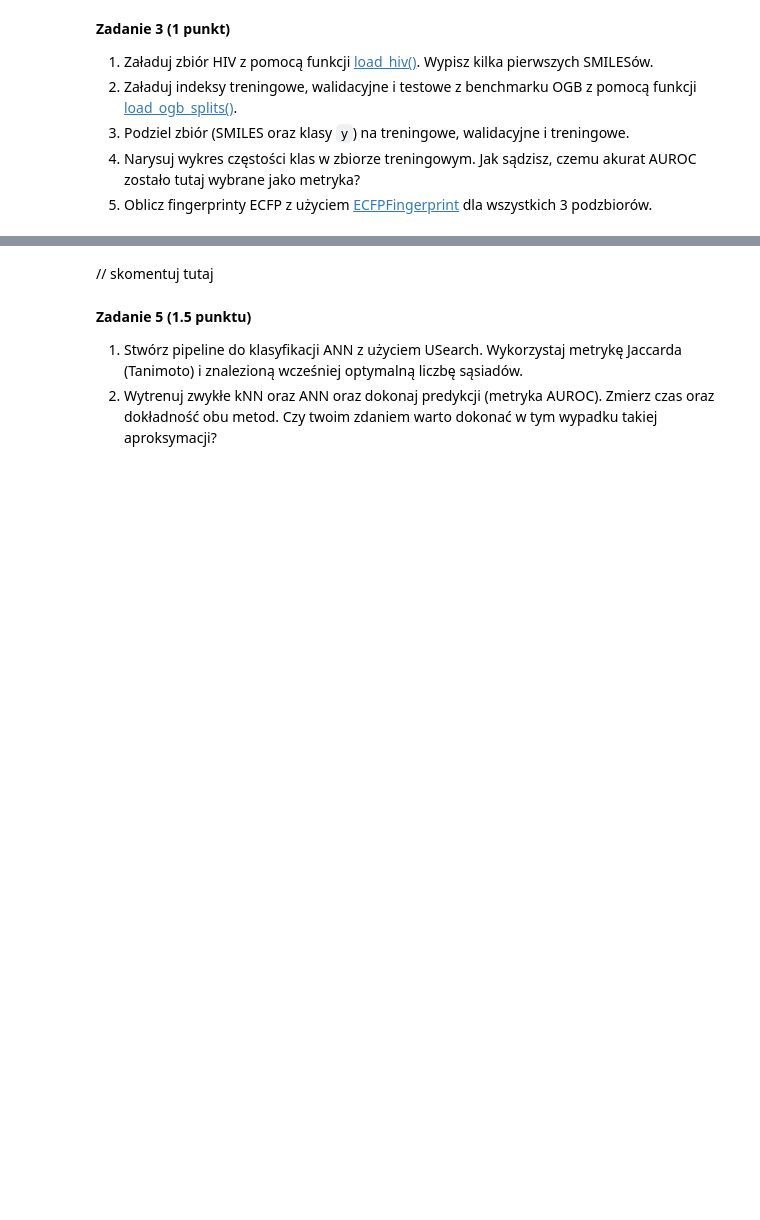
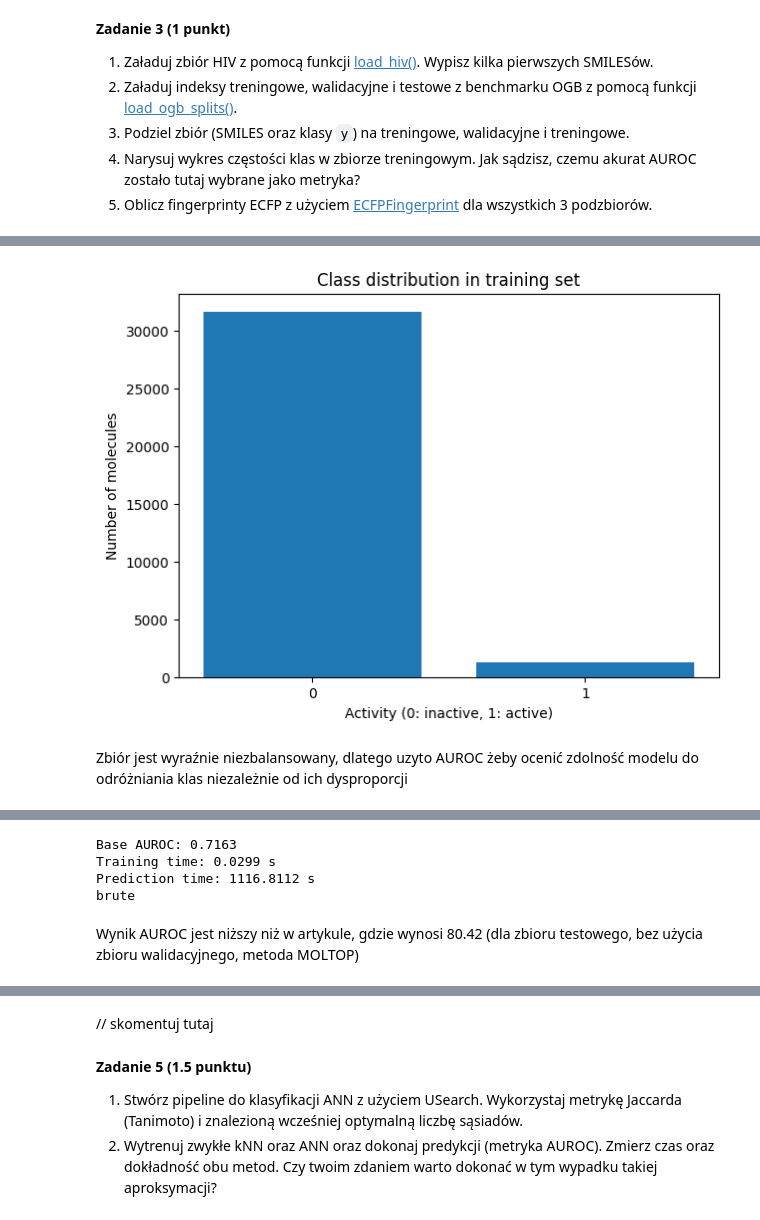
Before and after one commit to kanitsch/pum, a Jupyter notebook: 2-zadanie-domowe/notebook.ipynb, the cells around one changed output, grey strips where cells are left out. Drawn from its saved outputs; the diff is of its cells as text; code cells hidden in the pictures; blank space fills up the shorter version.

```diff
--- a/2-zadanie-domowe/notebook.ipynb
+++ b/2-zadanie-domowe/notebook.ipynb
@@ -479,3 +517,21 @@ Jako że zbiór jest ma cechy binarne, to nie ma potrzeby żadnego skalowania zm
 3. Podziel zbiór (SMILES oraz klasy `y`) na treningowe, walidacyjne i treningowe.
 4. Narysuj wykres częstości klas w zbiorze treningowym. Jak sądzisz, czemu akurat AUROC zostało tutaj wybrane jako metryka?
 5. Oblicz fingerprinty ECFP z użyciem [ECFPFingerprint](https://scikit-fingerprints.readthedocs.io/latest/modules/generated/skfp.fingerprints.ECFPFingerprint.html) dla wszystkich 3 podzbiorów.
+# %%
+!pip install scikit-fingerprints
+from skfp.datasets.moleculenet import load_hiv, load_ogb_splits
+
+smiles, y = load_hiv()
+smiles = np.array(smiles)
+y = np.array(y)
+
+train_idx, valid_idx, test_idx = load_ogb_splits('HIV')
+
+X_train_smiles = smiles[train_idx]
+y_train = y[train_idx]
+
+X_valid_smiles = smiles[valid_idx]
+y_valid = y[valid_idx]
+
+X_test_smiles = smiles[test_idx]
+y_test = y[test_idx]
@@ -481,0 +556,17 @@ Jako że zbiór jest ma cechy binarne, to nie ma potrzeby żadnego skalowania zm
+# %%
+unique, counts = np.unique(y_train, return_counts=True)
+
+plt.figure(figsize=(7, 5))
+plt.bar(unique, counts)
+
+plt.title('Class distribution in training set')
+plt.xlabel('Activity (0: inactive, 1: active)')
+plt.ylabel('Number of molecules')
+
+plt.xticks(unique)
+
+plt.show()
+# %% [output]
+[figure, added]
+# %% [markdown]
+Zbiór jest wyraźnie niezbalansowany, dlatego uzyto AUROC żeby ocenić zdolność modelu do odróżniania klas niezależnie od ich dysproporcji
@@ -488,3 +587,31 @@ Jako że zbiór jest ma cechy binarne, to nie ma potrzeby żadnego skalowania zm
 4. Porównaj wyniki algorytmu po tuningu z wynikami z artykułu ["Molecular Topological Profile (MOLTOP) -- Simple and Strong Baseline for Molecular Graph Classification" J. Adamczyk, W. Czech](https://arxiv.org/abs/2407.12136).
 
 ![Screenshot from 2025-03-16 09-45-50.png](attachment:59431cbf-16e9-48a6-9eab-c25cdfb4f340.png)
+# %%
+from sklearn.metrics import roc_auc_score
+knn = KNeighborsClassifier(metric='jaccard', n_jobs=-1)
+
+t0 = time()
+knn.fit(X_train_fp, y_train)
+t1 = time()
+train_time = t1 - t0
+
+t2 = time()
+y_probs = knn.predict_proba(X_test_fp)[:, 1]
+t3 = time()
+predict_time = t3 - t2
+
+
+auroc_base = roc_auc_score(y_test, y_probs)
+
+print(f"Base AUROC: {auroc_base:.4f}")
+print(f"Training time: {train_time:.4f} s")
+print(f"Prediction time: {predict_time:.4f} s")
+print(knn._fit_method)
+# %% [output]
+Base AUROC: 0.7163
+Training time: 0.0299 s
+Prediction time: 1116.8112 s
+brute
+# %% [markdown]
+Wynik AUROC jest niższy niż w artykule, gdzie wynosi 80.42 (dla zbioru testowego, bez użycia zbioru walidacyjnego, metoda MOLTOP)
```
Also changed, not shown: parts of 11 cells of this notebook.
